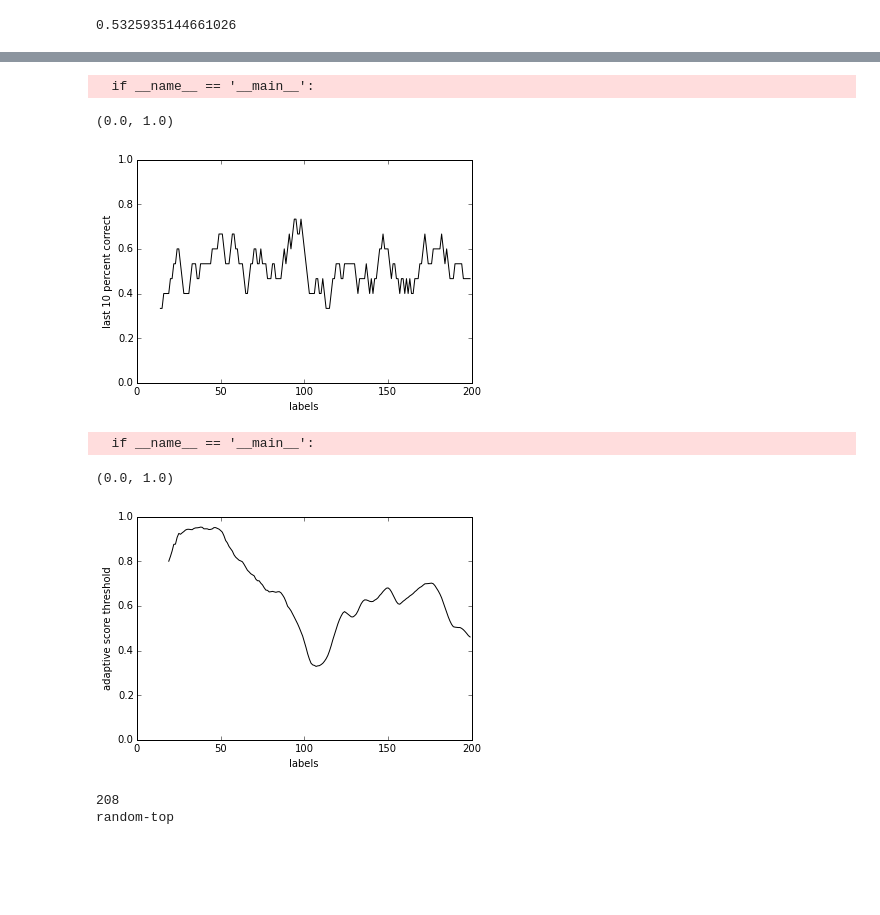
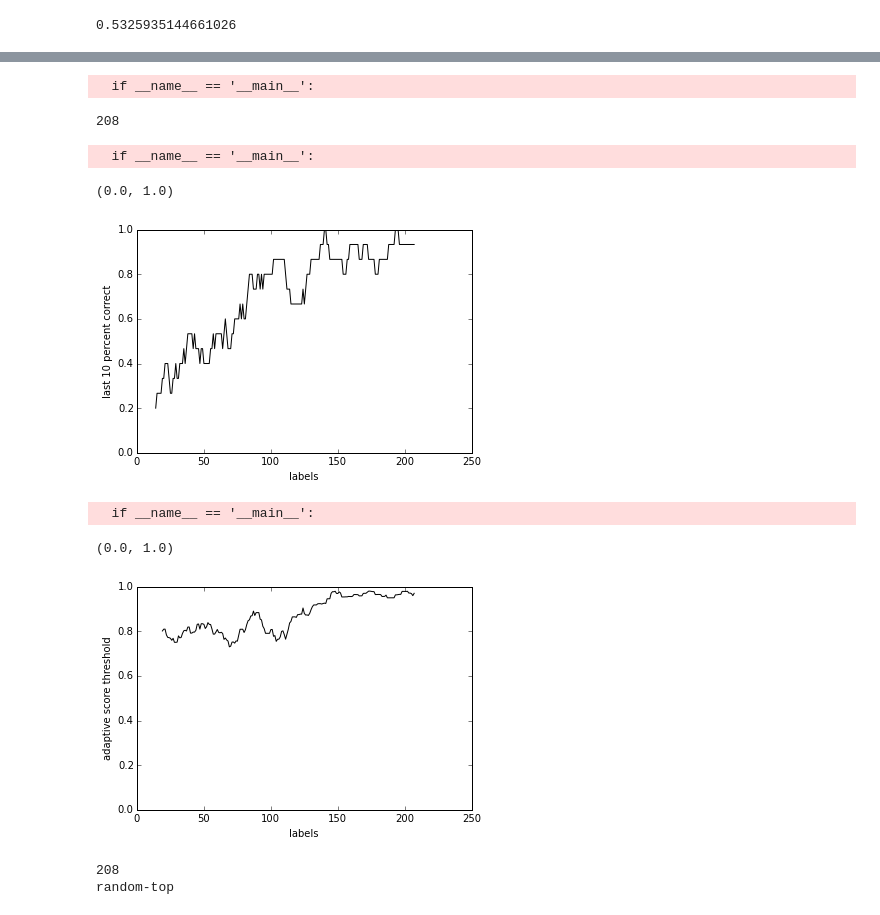
Before and after one commit to melkherj/puddle, a Jupyter notebook: InspectResults.ipynb, the cells around one changed output, grey strips where cells are left out. Cells and saved outputs as stored; diff of their text form; code cells hidden in the pictures; blank space fills up the shorter version.

```diff
--- a/InspectResults.ipynb
+++ b/InspectResults.ipynb
@@ -99,4 +98,4 @@ utils.add_noise(0.5,1.5*math.exp(-0.05*20))
 # %% [output]
 0.5325935144661026
 # %%
-results = pd.DataFrame(all_results[-9]['epoch_stats'])
+results = pd.DataFrame(all_results[-1]['epoch_stats'])
@@ -103,15 +122,20 @@ results = pd.DataFrame(all_results[-9]['epoch_stats'])
+# %%
+len(pd.rolling_mean(results[results['n_next_labeled']>0]['n_labeled_correct'],15))
+# %% [output]
+  if __name__ == '__main__':
+208
 # %%
-plt.plot(range(200),pd.rolling_mean(results[results['n_next_labeled']>0]['n_labeled_correct'],15),color='black')
+plt.plot(range(208),pd.rolling_mean(results[results['n_next_labeled']>0]['n_labeled_correct'],15),color='black')
 plt.xlabel('labels')
 plt.ylabel('last 10 percent correct')
 plt.ylim([0.,1.0])
 #plt.ylabel('active score threshold')
 # %% [output]
   if __name__ == '__main__':
 (0.0, 1.0)
-[figure, old version]
+[figure, new version]
 # %%
-plt.plot(range(200),pd.rolling_mean(results[results['labeled_score']>0]['labeled_score'],20),color='black')
+plt.plot(range(208),pd.rolling_mean(results[results['labeled_score']>0]['labeled_score'],20),color='black')
 plt.xlabel('labels')
 plt.ylabel('adaptive score threshold')
 plt.ylim([0.,1.0])
@@ -119,7 +143,7 @@ plt.ylim([0.,1.0])
 # %% [output]
   if __name__ == '__main__':
 (0.0, 1.0)
-[figure, old version]
+[figure, new version]
 # %%
 i = 1
 xs = {}
```
Also changed, not shown: parts of 2 cells of this notebook, 1 other file.
